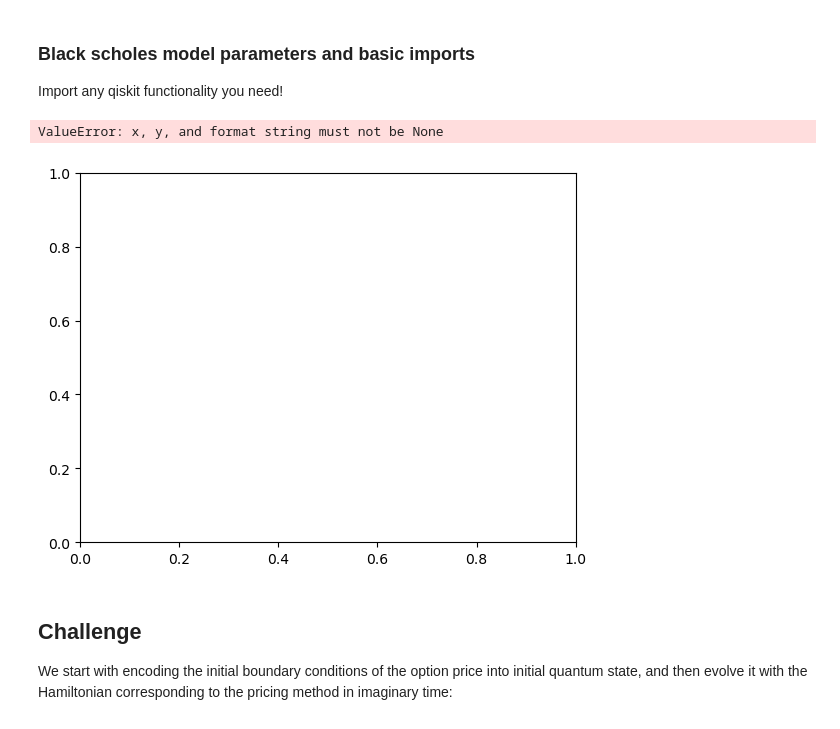
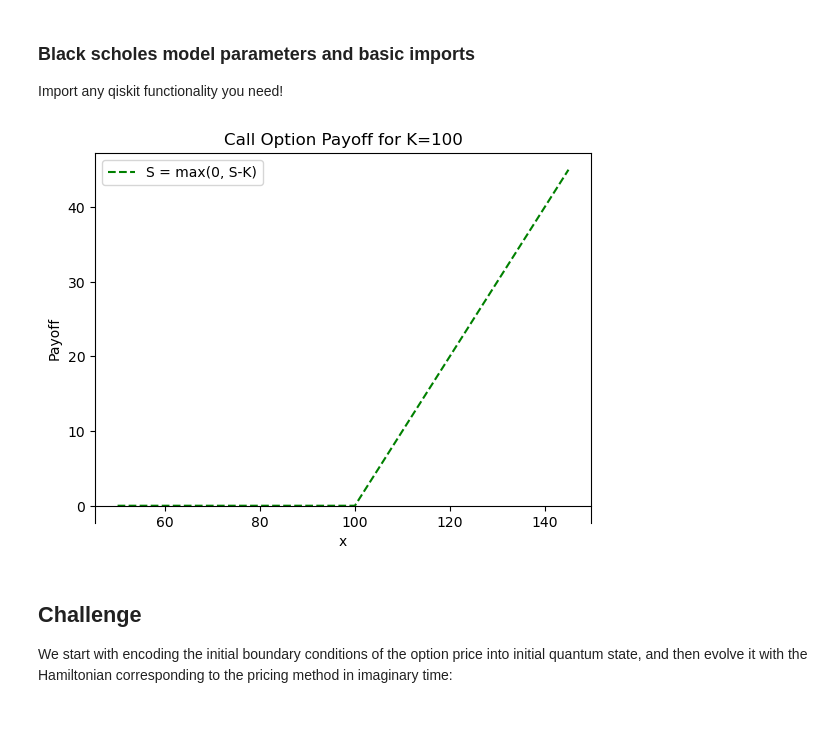
Before and after one commit to FelixXu35/Qisikit_Hackathon_BCN, a Jupyter notebook: Moodys_challenge.ipynb, the cells around one changed output. Saved outputs shown, nothing was run; the diff lists cells and outputs as text; code cells hidden in the pictures.

Commit message:
Created the C(S, T) plot

```diff
--- a/Moodys_challenge.ipynb
+++ b/Moodys_challenge.ipynb
@@ -208,39 +208,39 @@ import numpy as np
 ## Black scholes, simulation parameters and basic imports
 
 K = 100 # strike price
 sigma = 0.4 # volatility in %
 T= 1
 r = 0
 Smin = 50
 Smax = 150
 Nqubits = 4
 
 #Define range of stock price
 S = np.arange(Smin,Smax,5)
 
 #Define the Payoff Function
 
 def call_payoff(S,K):
-    # TO DO
-    pass
+    return np.where(S>K, S-K, 0)
+
 
 #Define the underlying strike price
 K = 100
 
 #Calculate the payoff for the option
 payoff = call_payoff(S,K)
 
 #Plot the Payoff Graph
 fig, ax = plt.subplots()
 ax.spines['bottom'].set_position('zero')
-ax.plot(S, payoff, '--', color='g')
+ax.plot(S, payoff, '--', color='g', label='S = max(0, S-K)')
 plt.xlabel('x')
 plt.ylabel('Payoff')
-plt.title('Call Option Payoff')
+plt.title('Call Option Payoff for K=100')
+plt.legend()
 plt.show()
 # %% [output]
-ValueError: x, y, and format string must not be None
-[figure, old version]
+[figure, new version]
 # %% [markdown]
 ## **Challenge**
 We start with encoding the initial boundary conditions of the option price into initial quantum state, and then evolve it with the Hamiltonian corresponding to the pricing method in imaginary time:
```
Also changed, not shown: 1 other file.
